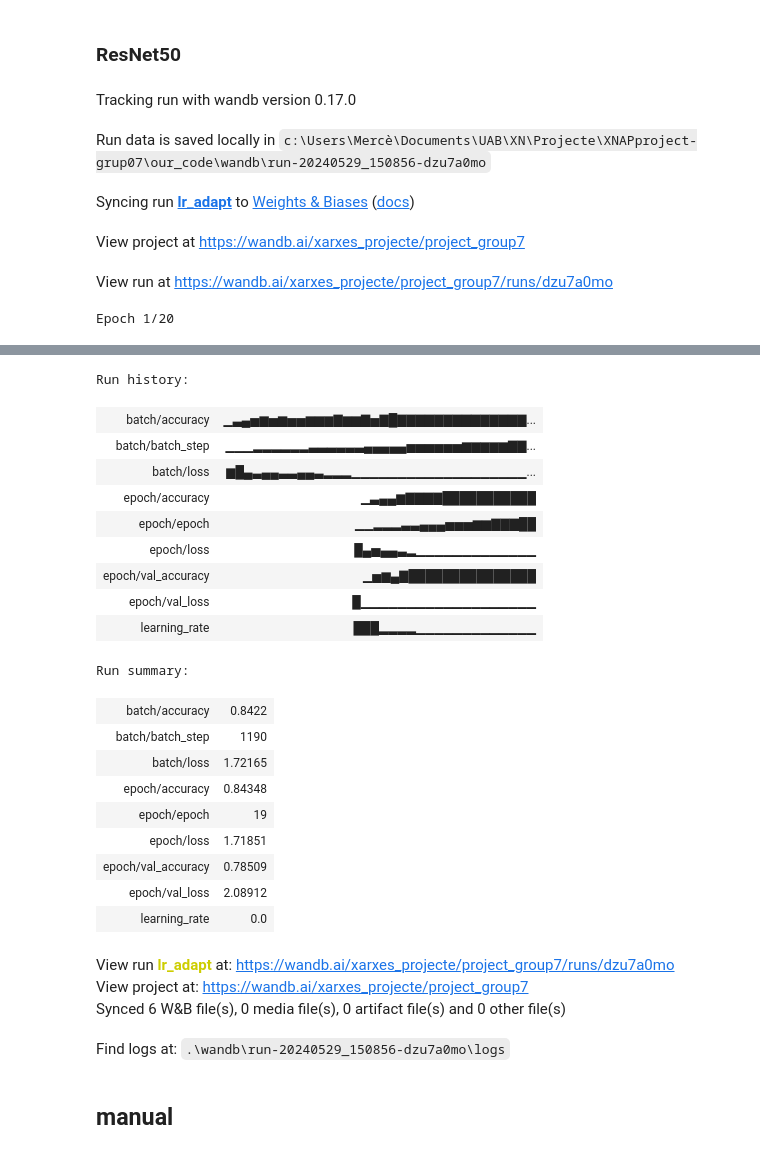
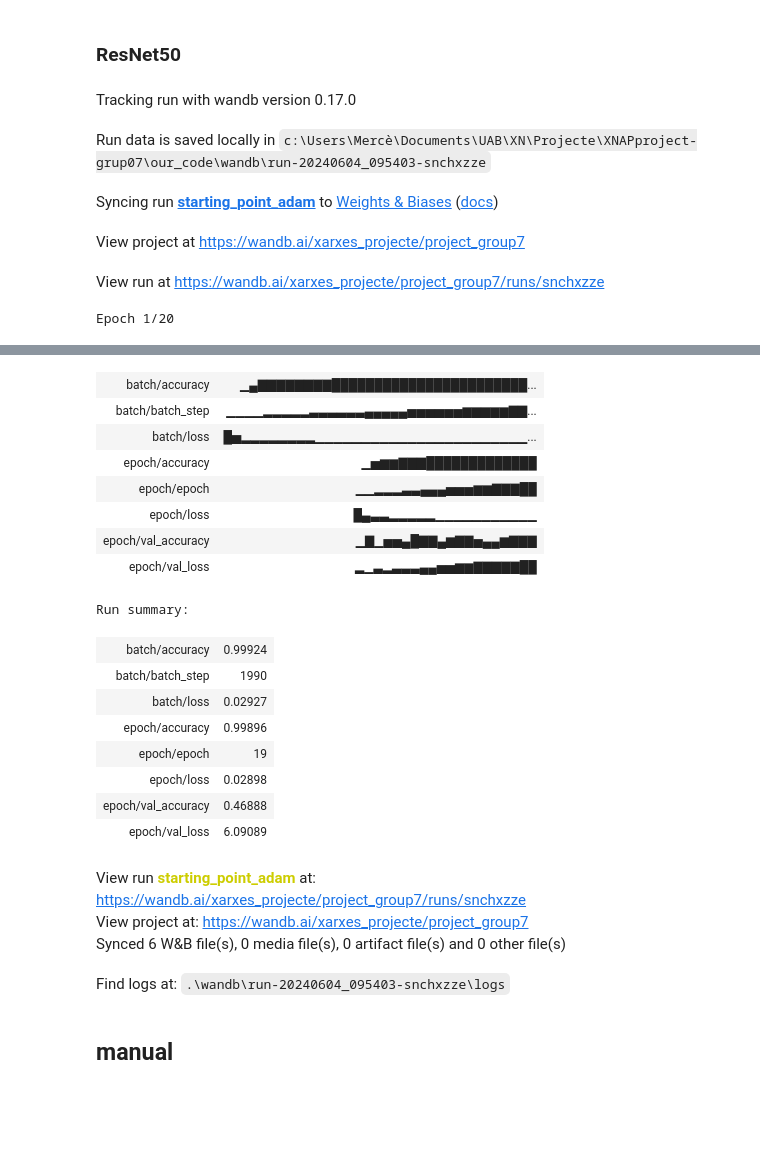
Before and after one commit to DCC-UAB/XNAPproject-grup07, a Jupyter notebook: our_code/base_code.ipynb, the cells around one changed output, grey strips where cells are left out. Saved outputs shown, nothing was run; the diff lists cells and outputs as text; code cells hidden in the pictures; blank space fills up the shorter version.

```diff
--- a/our_code/base_code.ipynb
+++ b/our_code/base_code.ipynb
@@ -269,3 +300,12 @@ model_adam.add(Dense(num_classes, activation='softmax'))
 ## Adam
 # %% [markdown]
 ### ResNet50
+# %%
+model_adam.compile(
+  optimizer='adam', # lots of people reccommend Adam optimizer
+  loss='categorical_crossentropy', # aka "log loss" -- the cost function to minimize
+  # so 'optimizer' algorithm will minimize 'loss' function
+  metrics=['accuracy'] # ask it to report % of correct predictions
+)
+
+model_adam.summary()
@@ -274,13 +326,13 @@ opti = tensorflow.keras.optimizers.Adam(learning_rate=0.01,
                                         gradient_accumulation_steps = 4)
 # gradient_accumulation_steps = 4 optimitzador actualitzarà els paràmetres cada 4 passos, usant la mitjana dels gradients acumulats durant aquests 4 passos.
 # %%
-model_adam.compile(
-  optimizer=opti, # lots of people reccommend Adam optimizer
-  loss='categorical_crossentropy', # aka "log loss" -- the cost function to minimize
-  # so 'optimizer' algorithm will minimize 'loss' function
-  metrics=['accuracy'] # ask it to report % of correct predictions
-)
-model_adam.summary()
+# model_adam.compile(
+#   optimizer=opti, # lots of people reccommend Adam optimizer
+#   loss='categorical_crossentropy', # aka "log loss" -- the cost function to minimize
+#   # so 'optimizer' algorithm will minimize 'loss' function
+#   metrics=['accuracy'] # ask it to report % of correct predictions
+# )
+# model_adam.summary()
 # %% [output]
 Model: "sequential"
 ┏━━━━━━━━━━━━━━━━━━━━━━━━━━━━━━━━━┳━━━━━━━━━━━━━━━━━━━━━━━━┳━━━━━━━━━━━━━━━┓
@@ -463,5 +511,5 @@ Found 6626 validated image filenames.
 # %% [markdown]
 # TRAINING TIME!  🎉 🎊 🎁
 # %%
-MAX_EPOCHS =  20 * len(train_gens) # should be a multiple of 9 because need evenly train each train_dir
+MAX_EPOCHS =  20
 DIR_EPOCHS = 1 # fit each train_dir at least this many times before overfitting
@@ -516,23 +560,23 @@ adaptive_lr_scheduler = AdaptiveLearningRateScheduler()
 run = wandb.init(
     # set the wandb project where this run will be logged
     project="project_group7",
-    name = "lr_adapt"
+    name = "rms_prop"
 )
 # %% [output]
 Tracking run with wandb version 0.17.0
-Run data is saved locally in c:\Users\Mercè\Documents\UAB\XN\Projecte\XNAPproject-grup07\our_code\wandb\run-20240529_150856-dzu7a0mo
+Run data is saved locally in c:\Users\Mercè\Documents\UAB\XN\Projecte\XNAPproject-grup07\our_code\wandb\run-20240604_095403-snchxzze
-Syncing run lr_adapt to Weights & Biases (docs)
+Syncing run starting_point_adam to Weights & Biases (docs)
 View project at https://wandb.ai/xarxes_projecte/project_group7
-View run at https://wandb.ai/xarxes_projecte/project_group7/runs/dzu7a0mo
+View run at https://wandb.ai/xarxes_projecte/project_group7/runs/snchxzze
 # %%
 histories_adam = model_adam.fit(
     x=train_gens[0],
-    epochs=20,
+    epochs=MAX_EPOCHS,
     batch_size=BATCH_SIZE,
     validation_data=valid_gens[0],
     callbacks=[
-        WandbMetricsLogger(log_freq=10),
-        adaptive_lr_scheduler
+        WandbMetricsLogger(log_freq=10)
+        # adaptive_lr_scheduler
     ],
 )
 run.finish()
@@ -559,24 +603,21 @@ Epoch 20/20
+| batch/accuracy | ▁▄▇▇▇▇▇▇▇▇███████████████████████... |
+| batch/batch_step | ▁▁▁▁▂▂▂▂▂▃▃▃▃▃▃▄▄▄▄▄▅▅▅▅▅▅▆▆▆▆▆▇▇... |
+| batch/loss | █▅▂▂▂▂▂▂▂▂▁▁▁▁▁▁▁▁▁▁▁▁▁▁▁▁▁▁▁▁▁▁▁... |
+| epoch/accuracy | ▁▅▆▆▇▇▇█████████████ |
+| epoch/epoch | ▁▁▂▂▂▃▃▄▄▄▅▅▅▆▆▇▇▇██ |
+| epoch/loss | █▄▃▃▂▂▂▂▂▁▁▁▁▁▁▁▁▁▁▁ |
+| epoch/val_accuracy | ▁▇▁▅▅▄█▇▇▄▆▇▇▅▄▄▆▇▇▇ |
+| epoch/val_loss | ▂▁▃▂▃▃▃▄▄▅▅▆▆▇▇▇▇▇██ |
-Run history:
+Run summary:
-| batch/accuracy | ▁▃▄▅▆▅▆▅▅▆▆▆▇▆▆▇▅▇█▇▇▇▇▇▇▇▇▇▇▇▇▇▇... |
-| batch/batch_step | ▁▁▁▂▂▂▂▂▂▃▃▃▃▃▃▄▄▄▄▄▅▅▅▅▅▅▆▆▆▆▆▇▇... |
-| batch/loss | ▆█▄▃▄▄▃▃▄▄▃▂▂▂▁▁▁▁▁▁▁▁▁▁▁▁▁▁▁▁▁▁▁... |
-| epoch/accuracy | ▁▃▄▄▆▇▇▇▇███████████ |
-| epoch/epoch | ▁▁▂▂▂▃▃▄▄▄▅▅▅▆▆▇▇▇██ |
-| epoch/loss | █▄▅▄▄▃▂▁▁▁▁▁▁▁▁▁▁▁▁▁ |
-| epoch/val_accuracy | ▁▅▆▄▇███████████████ |
-| epoch/val_loss | █▁▁▁▁▁▁▁▁▁▁▁▁▁▁▁▁▁▁▁ |
-| learning_rate | ███▂▂▂▂▁▁▁▁▁▁▁▁▁▁▁▁▁ |
-Run summary:
-| batch/accuracy | 0.8422 |
-| batch/batch_step | 1190 |
-| batch/loss | 1.72165 |
-| epoch/accuracy | 0.84348 |
+| batch/accuracy | 0.99924 |
+| batch/batch_step | 1990 |
+| batch/loss | 0.02927 |
+| epoch/accuracy | 0.99896 |
 | epoch/epoch | 19 |
-| epoch/loss | 1.71851 |
-| epoch/val_accuracy | 0.78509 |
-| epoch/val_loss | 2.08912 |
-| learning_rate | 0.0 |
+| epoch/loss | 0.02898 |
+| epoch/val_accuracy | 0.46888 |
+| epoch/val_loss | 6.09089 |
-View run lr_adapt at: https://wandb.ai/xarxes_projecte/project_group7/runs/dzu7a0mo
+View run starting_point_adam at: https://wandb.ai/xarxes_projecte/project_group7/runs/snchxzze
 View project at: https://wandb.ai/xarxes_projecte/project_group7
 Synced 6 W&B file(s), 0 media file(s), 0 artifact file(s) and 0 other file(s)
-Find logs at: .\wandb\run-20240529_150856-dzu7a0mo\logs
+Find logs at: .\wandb\run-20240604_095403-snchxzze\logs
```
Also changed, not shown: parts of 28 cells of this notebook.
